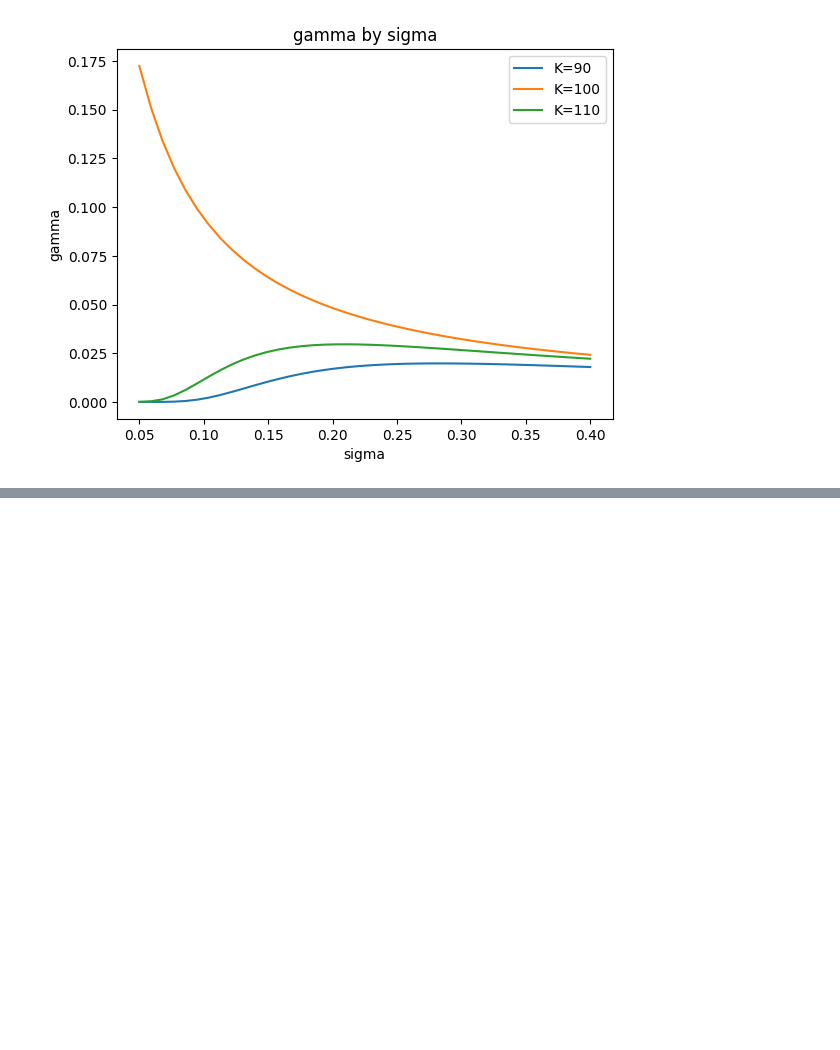
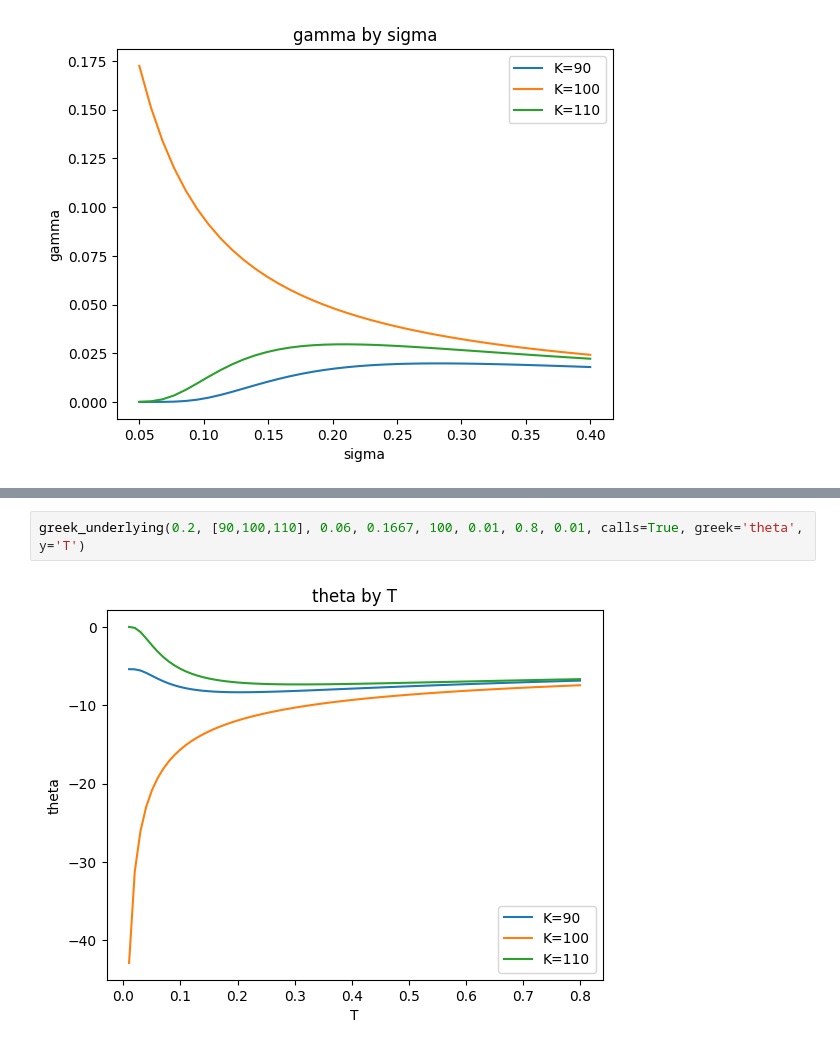
Before and after one commit to hdaniel17/options, a Jupyter notebook: Greeks.ipynb, the cells around one changed output, grey strips where cells are left out. Drawn from its saved outputs; the diff is of its cells as text; blank space fills up the shorter version.

```diff
--- a/Greeks.ipynb
+++ b/Greeks.ipynb
@@ -202,0 +258,4 @@ greek_underlying(0.2, [90,100,110], 0.06, 0.1667, 100, 0.05, 0.4, 0.01, calls=Tr
+# %%
+greek_underlying(0.2, [90,100,110], 0.06, 0.1667, 100, 0.01, 0.8, 0.01, calls=True, greek='theta', y='T')
+# %% [output]
+[figure, added]
```
Also changed, not shown: parts of 11 cells of this notebook.
